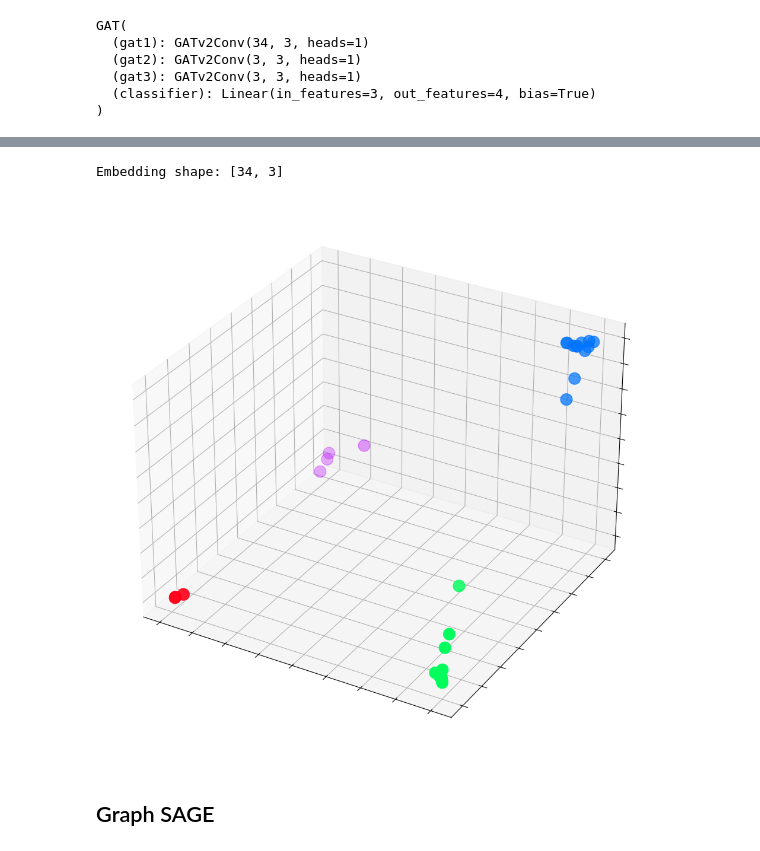
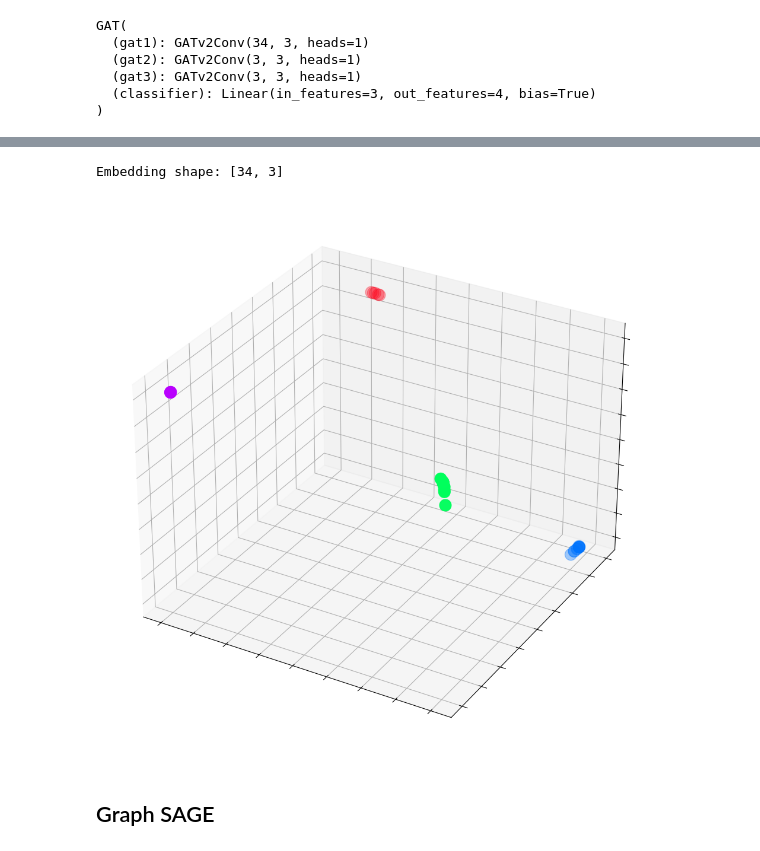
Before and after one commit to win7/Grap.hNeuralNetwork_Silimarity, a Jupyter notebook: IntroGNN.ipynb, the cells around one changed output, grey strips where cells are left out. Cells and saved outputs as stored; diff of their text form; code cells hidden in the pictures.

```diff
--- a/IntroGNN.ipynb
+++ b/IntroGNN.ipynb
@@ -309,2 +326,15 @@ dim_out = dataset.num_classes
 # %% [markdown]
 ## Graph Convolutional Network (GCN)
+# %%
+""" h = self.sage1(x, edge_index)
+h = torch.relu(h)
+h = F.dropout(h, p=0.5, training=self.training)
+h = self.sage2(h, edge_index)
+return h, F.log_softmax(h, dim=1)
+
+h = F.dropout(x, p=0.6, training=self.training)
+h = self.gat1(x, edge_index)
+h = F.elu(h)
+h = F.dropout(h, p=0.6, training=self.training)
+h = self.gat2(h, edge_index)
+return h, F.log_softmax(h, dim=1) """
@@ -313,7 +345,6 @@ class GCN(torch.nn.Module):
     def __init__(self, dim_in, dim_h, dim_out):
         super(GCN, self).__init__()
         # torch.manual_seed(12345)
-
         self.conv1 = GCNConv(dim_in, dim_h)
         self.conv2 = GCNConv(dim_h, dim_h)
         self.conv3 = GCNConv(dim_h, dim_h)
@@ -333,6 +364,15 @@ class GCN(torch.nn.Module):
 
         return out, h
 
+        """ h = self.conv1(x, edge_index)
+        h = F.relu(h)
+        h = F.dropout(h, p=0.6, training=self.training)
+        h = self.conv2(h, edge_index)
+        h = F.elu(h)
+        h = F.dropout(h, p=0.6, training=self.training)
+        h = self.conv3(h, edge_index)
+        return F.log_softmax(h, dim=1), h """
+
 gcn = GCN(dim_in, dim_h, dim_out)
 print(gcn)
 # %% [output]
@@ -354,6 +394,7 @@ Embedding shape: [34, 3]
 # %%
 # Train
-train(gcn, data, epochs)
+_, embeddings, losses, accuracies = train(gcn, data, epochs)
+results.append(["GCN", embeddings, losses, accuracies])
 
 # Test
 # acc = test(gcn, data)
@@ -495,6 +536,7 @@ Embedding shape: [34, 3]
 # %%
 # Train
-train(gat, data, epochs)
+_, embeddings, losses, accuracies = train(gat, data, epochs)
+results.append(["GAT", embeddings, losses, accuracies])
 
 # Test
 # acc = test(gcn, data)
@@ -529,12 +565,12 @@ GAT(
 # %%
 # Get embeddings
-_, h = gcn(data.x, data.edge_index)
+_, h = gat(data.x, data.edge_index)
 print(f'Embedding shape: {list(h.shape)}')
 # visualize(None, h, color=data.y)
 plot_embedding_3d(h)
 # %% [output]
 Embedding shape: [34, 3]
-[figure, old version]
+[figure, new version]
 # %% [markdown]
 ## Graph SAGE
 # %%
```
Also changed, not shown: parts of 26 cells of this notebook.
